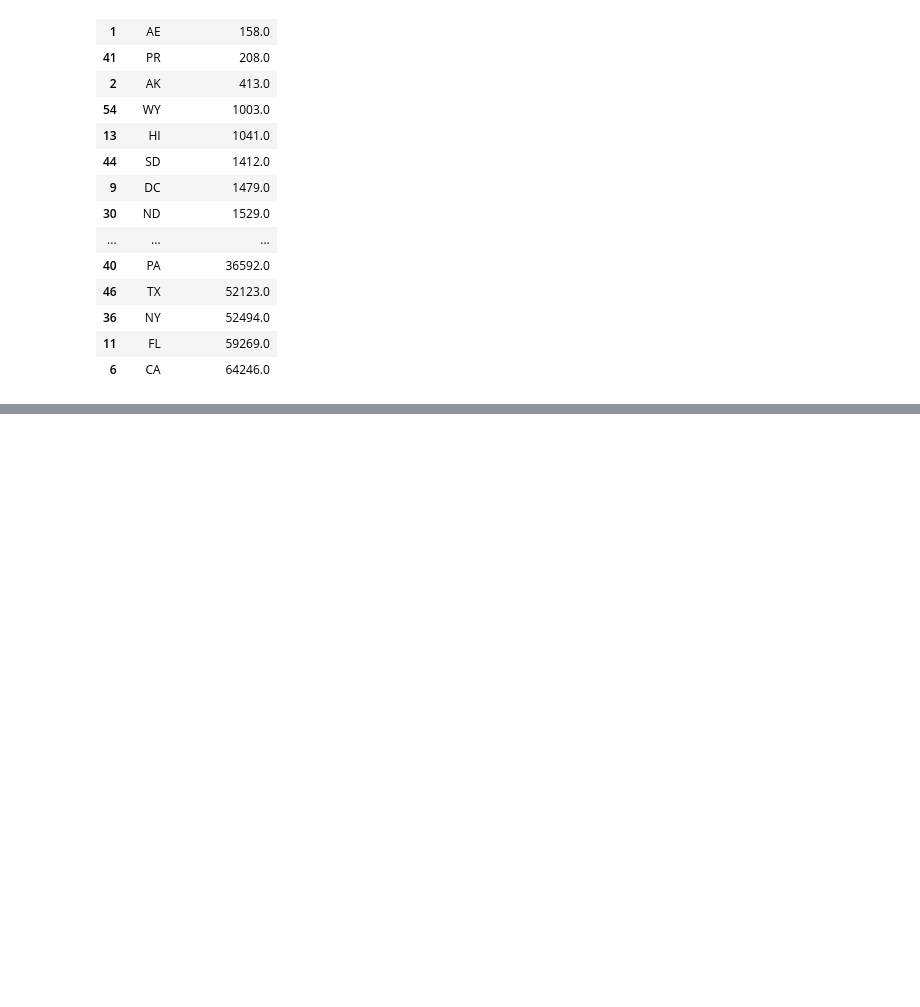
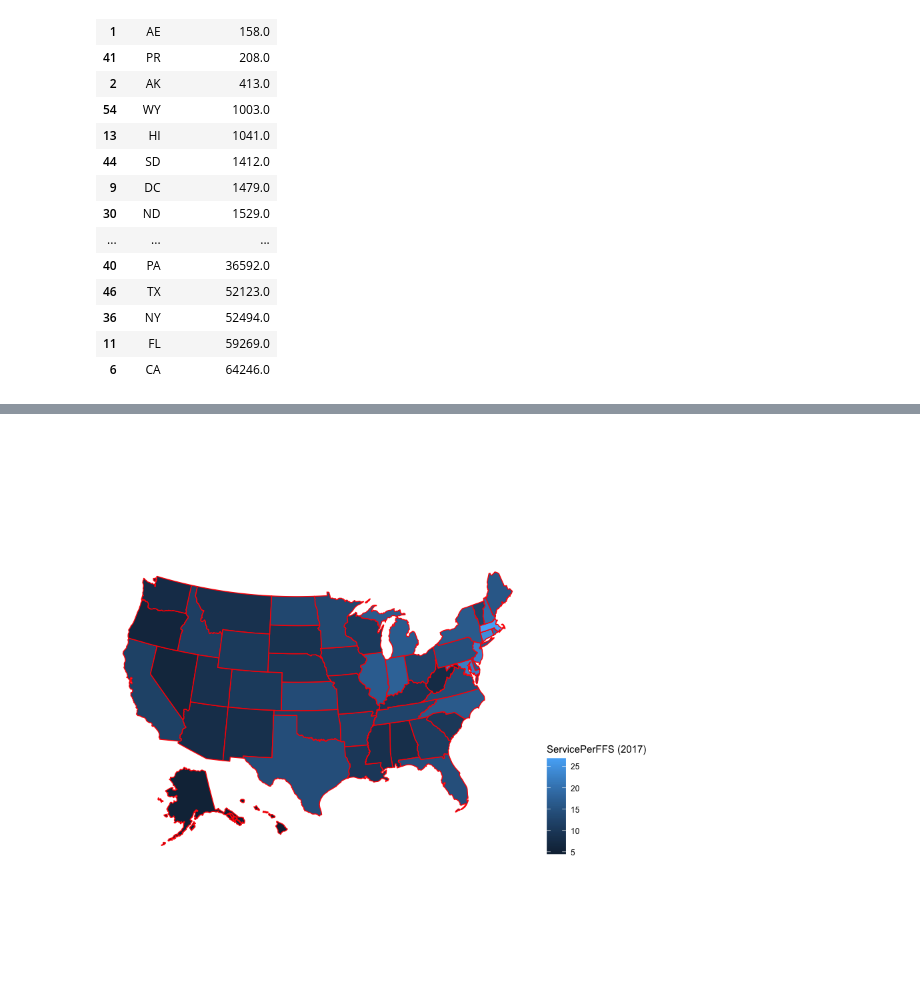
Before and after one commit to nancyruya/R-projects, a Jupyter notebook: TelehealthMedicare/Medicare90791.ipynb, the cells around one changed output, grey strips where cells are left out. Cells and saved outputs as stored; diff of their text form; code cells hidden in the pictures; blank space fills up the shorter version.

```diff
--- a/TelehealthMedicare/Medicare90791.ipynb
+++ b/TelehealthMedicare/Medicare90791.ipynb
@@ -407,0 +208,4 @@ ggtitle('Rate of Telemedicine use per 1000 beneficiaries - HCPCS code 90791')
+# %%
+df <- read.csv("state.csv")
+# %%
+df <- df[,-1]
@@ -407,0 +214,9 @@ ggtitle('Rate of Telemedicine use per 1000 beneficiaries - HCPCS code 90791')
+# %%
+df <- merge(statepop, df, by="abbr")
+# %%
+df$ServicePerFFS <- df$ServicePerFFS *1000
+# %%
+plot_usmap(data = df, values = "ServicePerFFS", color = "red") +
+  scale_fill_continuous(name = "ServicePerFFS (2017)", label = scales::comma) +
+  theme(legend.position = "right")
+# %% [output]
@@ -407,0 +227 @@ ggtitle('Rate of Telemedicine use per 1000 beneficiaries - HCPCS code 90791')
+[figure, added]
```
Also changed, not shown: parts of 68 cells of this notebook.
